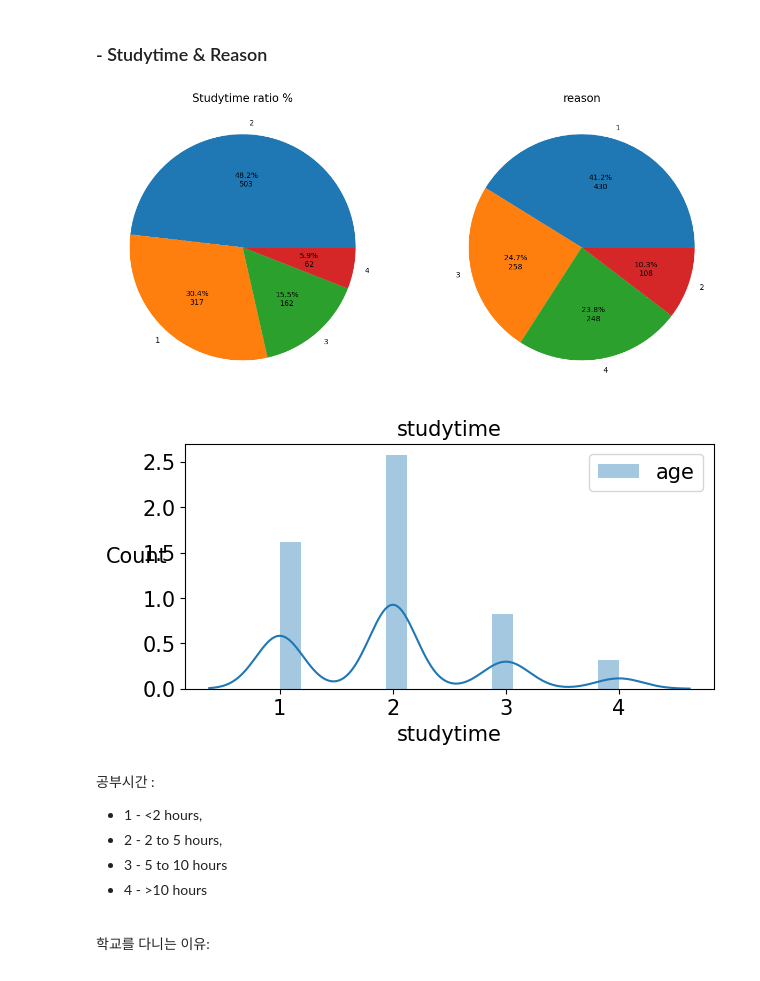
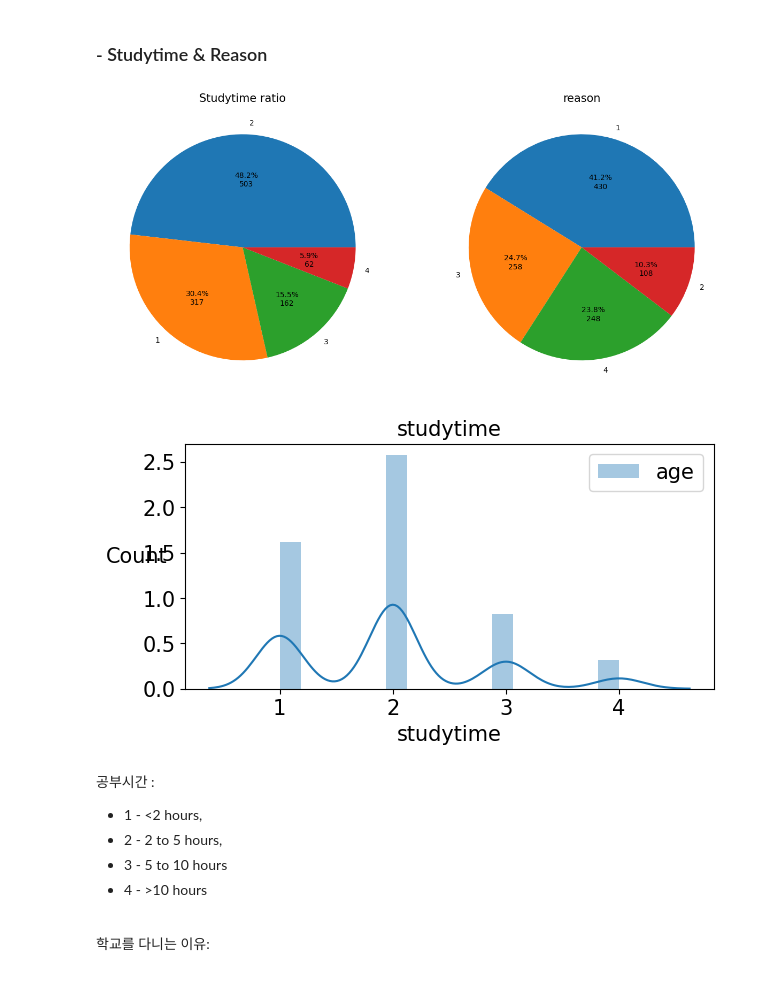
Before and after one commit to yong-again/hakcerton, a Jupyter notebook: code/LJH/eda.ipynb, the cells around one changed output. Drawn from its saved outputs; the diff is of its cells as text; code cells hidden in the pictures.

```diff
--- a/code/LJH/eda.ipynb
+++ b/code/LJH/eda.ipynb
@@ -139,6 +139,10 @@ concat_df
 | 1042 | MS | M | 17 | U | LE3 | T | 3 | 1 | services | services | course | ... |
 | 1043 | MS | M | 18 | R | LE3 | T | 3 | 2 | services | other | course | ... |
 1044 rows × 31 columns
+# %%
+# 성별 관련 analysis 추가
+concat_df_sex = pd.concat([mat_eda_df, pot_eda_df], axis=0)
+concat_df_sex['Malc'] = (concat_df_sex['Dalc'] + concat_df_sex['Walc']) / 2
 # %% [markdown]
 ## 상관관계
 # %%
@@ -520,18 +540,17 @@ df_new.head(-10)
 
 plt.figure(figsize = (22,22))
 plt.subplot(221)
-data = df_new
+data = concat_df_sex
 labels = 'sex'
 colors = sns.color_palette('Set1')[0:5]
-# sns.barplot(x='studytime', y='Malc', data=df_new, palette='Set1')
 palette='Set1'
-total = df_new['sex'].value_counts().values.sum()
+total = concat_df_sex['sex'].value_counts().values.sum()
 
 def fmt(x):
     return '{:.1f}%\n{:.0f}'.format(x, total*x/100)
 
 plt.title('Gender Distribution', size=15)
-plt.pie(df_new['sex'].value_counts().values, labels=df_new['sex'].value_counts().index, autopct=fmt)
+plt.pie(concat_df_sex['sex'].value_counts().values, labels=concat_df_sex['sex'].value_counts().index, autopct=fmt)
 
 
 plt.subplot(222)
@@ -577,37 +596,37 @@ total = df_new['studytime'].value_counts().values.sum()
 def fmt(x):
     return '{:.1f}%\n{:.0f}'.format(x, total*x/100)
 
-plt.title('Studytime ratio %', size=15)
+plt.title('Studytime ratio', size=15)
 plt.pie(df_new['studytime'].value_counts().values, labels=df_new['studytime'].value_counts().index, autopct=fmt)
 
 
 plt.subplot(222)
 data = df_new
 labels = 'reason'
 # colors = sns.color_palette('bright')[0:5]
 total = df_new['reason'].value_counts().values.sum()
 
 def fmt(x):
     return '{:.1f}%\n{:.0f}'.format(x, total*x/100)
 
 plt.title('reason', size=15)
 plt.pie(df_new['reason'].value_counts().values, labels=df_new['reason'].value_counts().index, autopct=fmt)
 
 plt.figure(figsize = (15,7))
 plt.subplot(223)
 sns.distplot(df_new['studytime'], label='age')
 plt.legend(loc='upper right', fontsize=15)
 plt.title('studytime', size=15)
 plt.xticks(fontsize=15)
 plt.yticks(fontsize=15)
 plt.xlabel('studytime', fontsize=15)
 plt.ylabel('Count', rotation=0, fontsize=15)
 
 plt.show()
 
 # 두개 색깔 같게 하려면?
 # %% [output]
-[figure, old version]
+[figure, new version]
 [figure]
 # %% [markdown]
 공부시간 :
```
Also changed, not shown: parts of 5 cells of this notebook, 7 other files.
